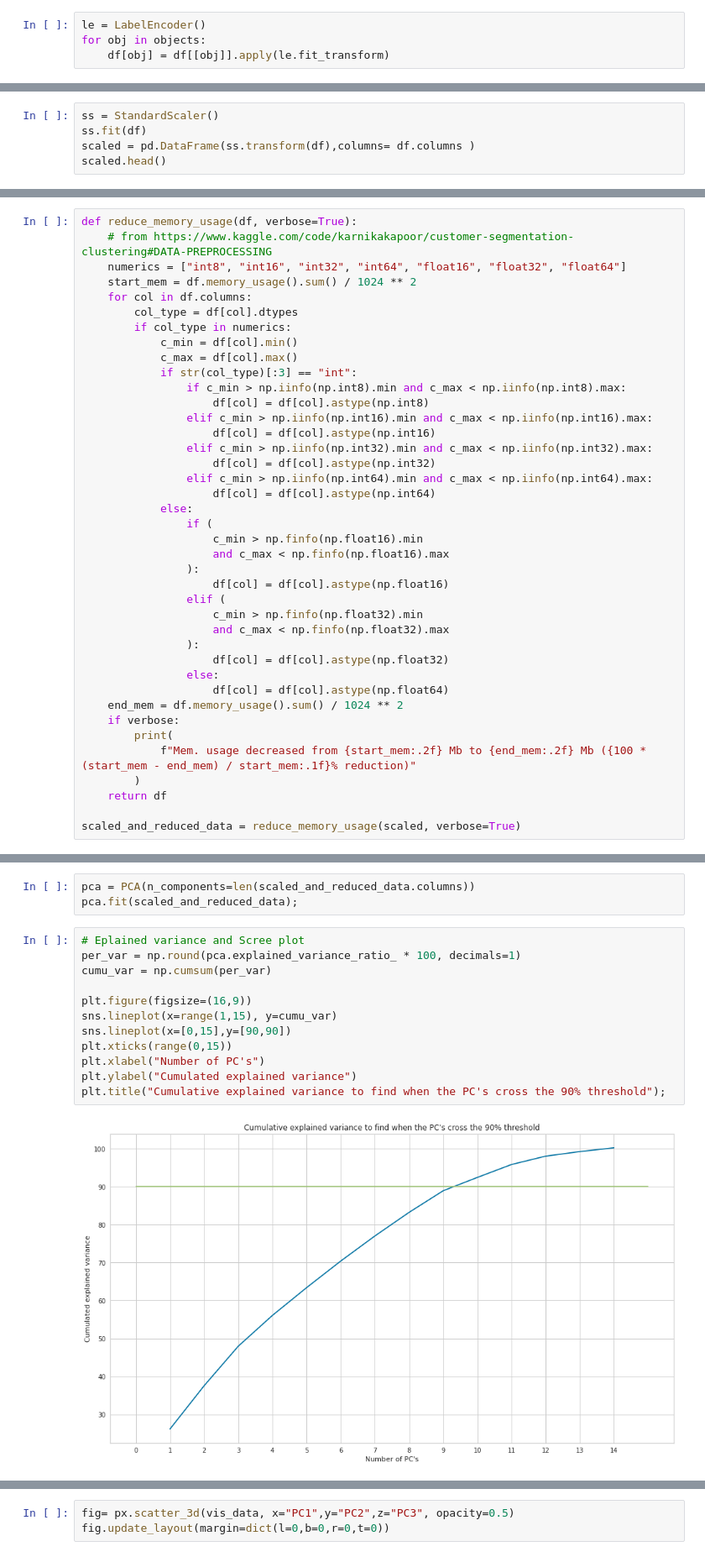
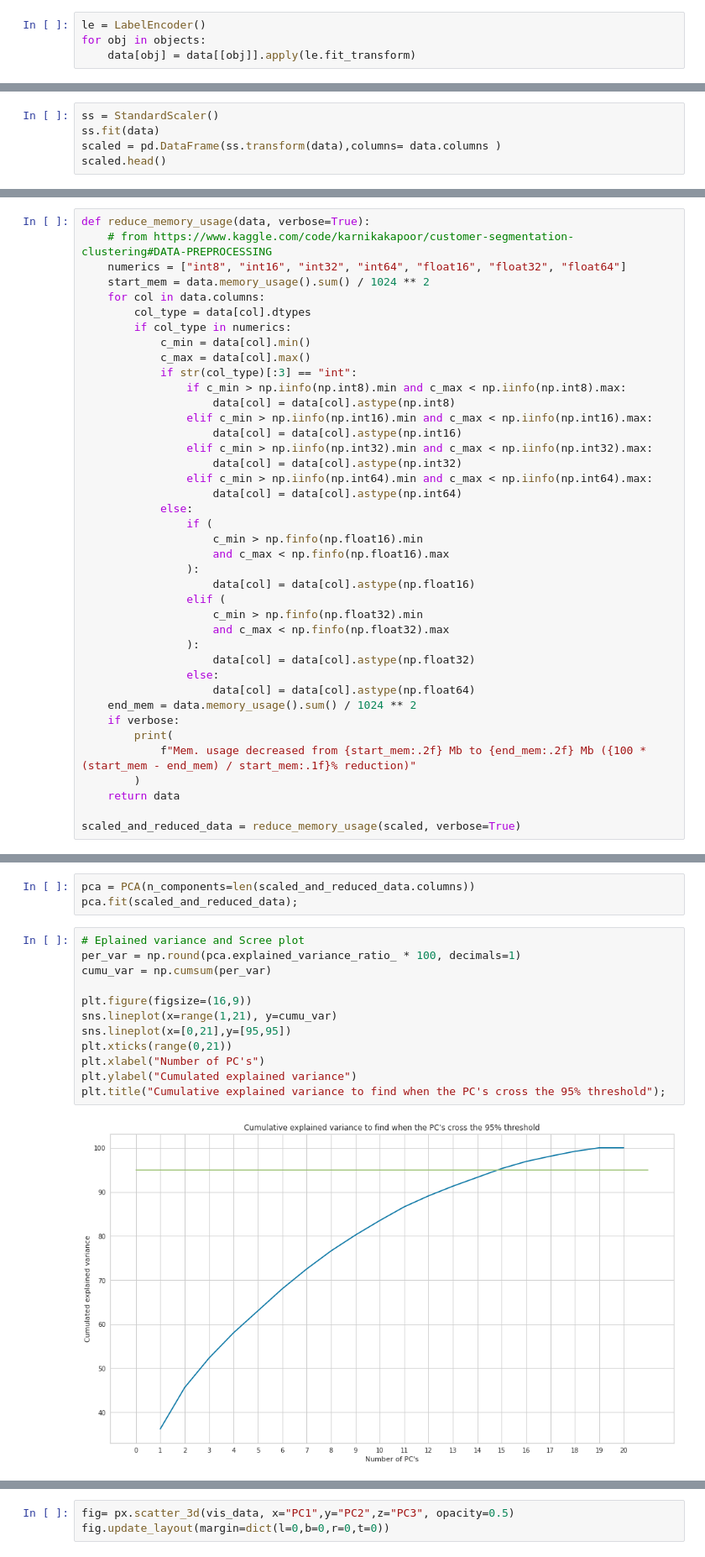
Before and after one commit to Brice-Vergnou/customer_segm, a Jupyter notebook: customer-segmentation.ipynb, the cells around one changed output, grey strips where cells are left out. Shown at 84% size. Drawn from its saved outputs; the diff is of its cells as text.

Commit message:
Started profiling

```diff
--- a/customer-segmentation.ipynb
+++ b/customer-segmentation.ipynb
@@ -393,5 +383,5 @@ objects
 # %%
 le = LabelEncoder()
 for obj in objects:
-    df[obj] = df[[obj]].apply(le.fit_transform)
+    data[obj] = data[[obj]].apply(le.fit_transform)
 # %%
@@ -417,7 +409,7 @@ dtype: object
 ### Scaling
 # %%
 ss = StandardScaler()
-ss.fit(df)
-scaled = pd.DataFrame(ss.transform(df),columns= df.columns )
+ss.fit(data)
+scaled = pd.DataFrame(ss.transform(data),columns= data.columns )
 scaled.head()
 # %% [output]
@@ -430,43 +422,43 @@ scaled.head()
 # %% [markdown]
 ### Reduce memory usage
 # %%
-def reduce_memory_usage(df, verbose=True):
+def reduce_memory_usage(data, verbose=True):
     # from https://www.kaggle.com/code/karnikakapoor/customer-segmentation-clustering#DATA-PREPROCESSING
     numerics = ["int8", "int16", "int32", "int64", "float16", "float32", "float64"]
-    start_mem = df.memory_usage().sum() / 1024 ** 2
-    for col in df.columns:
-        col_type = df[col].dtypes
+    start_mem = data.memory_usage().sum() / 1024 ** 2
+    for col in data.columns:
+        col_type = data[col].dtypes
         if col_type in numerics:
-            c_min = df[col].min()
-            c_max = df[col].max()
+            c_min = data[col].min()
+            c_max = data[col].max()
             if str(col_type)[:3] == "int":
                 if c_min > np.iinfo(np.int8).min and c_max < np.iinfo(np.int8).max:
-                    df[col] = df[col].astype(np.int8)
+                    data[col] = data[col].astype(np.int8)
                 elif c_min > np.iinfo(np.int16).min and c_max < np.iinfo(np.int16).max:
-                    df[col] = df[col].astype(np.int16)
+                    data[col] = data[col].astype(np.int16)
                 elif c_min > np.iinfo(np.int32).min and c_max < np.iinfo(np.int32).max:
-                    df[col] = df[col].astype(np.int32)
+                    data[col] = data[col].astype(np.int32)
                 elif c_min > np.iinfo(np.int64).min and c_max < np.iinfo(np.int64).max:
-                    df[col] = df[col].astype(np.int64)
+                    data[col] = data[col].astype(np.int64)
             else:
                 if (
                     c_min > np.finfo(np.float16).min
                     and c_max < np.finfo(np.float16).max
                 ):
-                    df[col] = df[col].astype(np.float16)
+                    data[col] = data[col].astype(np.float16)
                 elif (
                     c_min > np.finfo(np.float32).min
                     and c_max < np.finfo(np.float32).max
                 ):
-                    df[col] = df[col].astype(np.float32)
+                    data[col] = data[col].astype(np.float32)
                 else:
-                    df[col] = df[col].astype(np.float64)
-    end_mem = df.memory_usage().sum() / 1024 ** 2
+                    data[col] = data[col].astype(np.float64)
+    end_mem = data.memory_usage().sum() / 1024 ** 2
     if verbose:
         print(
             f"Mem. usage decreased from {start_mem:.2f} Mb to {end_mem:.2f} Mb ({100 * (start_mem - end_mem) / start_mem:.1f}% reduction)"
         )
-    return df
+    return data
 
 scaled_and_reduced_data = reduce_memory_usage(scaled, verbose=True)
 # %% [output]
@@ -480,15 +472,15 @@ pca.fit(scaled_and_reduced_data);
 # %%
 # Eplained variance and Scree plot
 per_var = np.round(pca.explained_variance_ratio_ * 100, decimals=1)
 cumu_var = np.cumsum(per_var)
 
 plt.figure(figsize=(16,9))
-sns.lineplot(x=range(1,15), y=cumu_var)
-sns.lineplot(x=[0,15],y=[90,90])
-plt.xticks(range(0,15))
+sns.lineplot(x=range(1,21), y=cumu_var)
+sns.lineplot(x=[0,21],y=[95,95])
+plt.xticks(range(0,21))
 plt.xlabel("Number of PC's")
 plt.ylabel("Cumulated explained variance")
-plt.title("Cumulative explained variance to find when the PC's cross the 90% threshold");
+plt.title("Cumulative explained variance to find when the PC's cross the 95% threshold");
 # %% [output]
-[figure, old version]
+[figure, new version]
 # %% [markdown]
```
Also changed, not shown: parts of 29 cells of this notebook.
